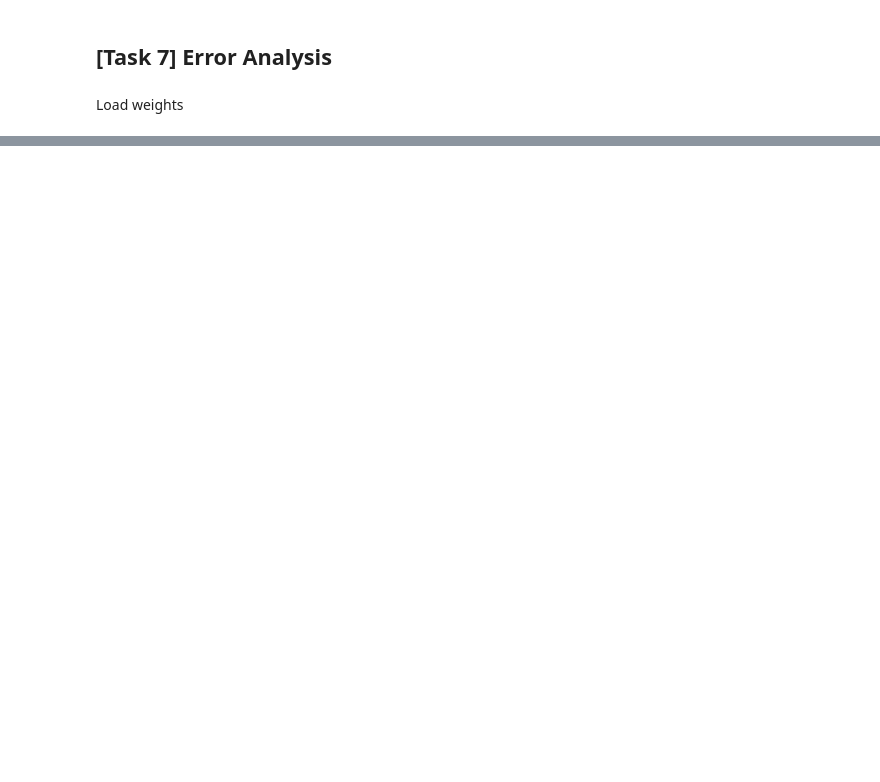
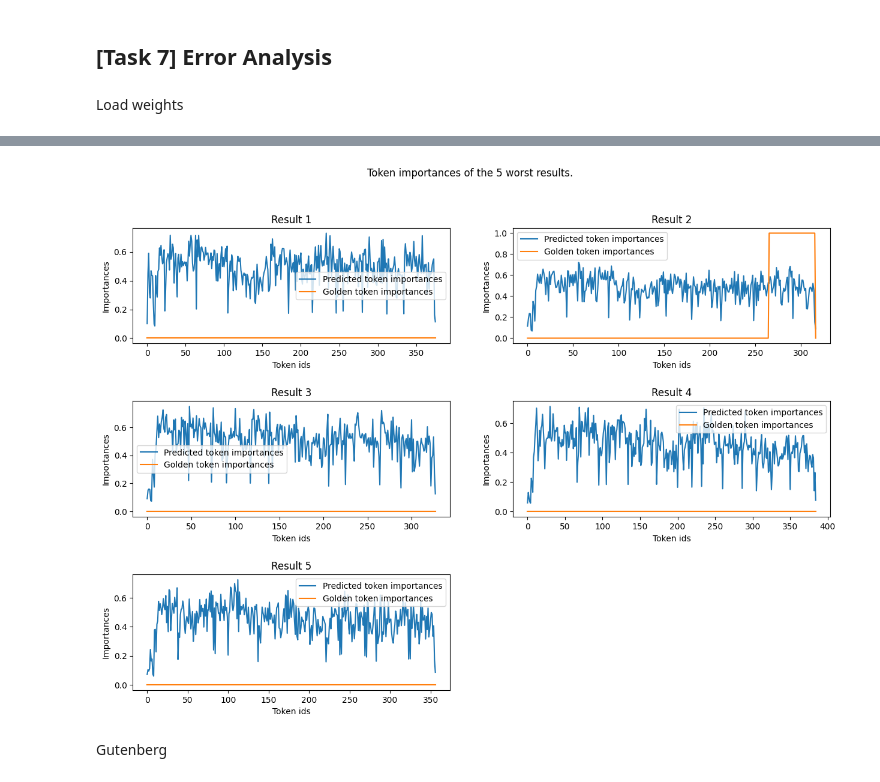
Before and after one commit to RiccardoSpolaor/Question-Answering, a Jupyter notebook: main_trainer_redone.ipynb, the cells around one changed output, grey strips where cells are left out. Drawn from its saved outputs; the diff is of its cells as text; code cells hidden in the pictures; blank space fills up the shorter version.

Commit message:
Refactor training module and add error analysis

```diff
--- a/main_trainer_redone.ipynb
+++ b/main_trainer_redone.ipynb
@@ -463,4 +528,0 @@ a
-# %%
-it = iter(train_df.groupby(by=['source']))
-next(it)
-df_source = next(it)[1]
@@ -488,0 +529,7 @@ show_token_importances(model, r['question'], r['story'], r['answer_span_start'],
+# %%
+checkpoint = torch.load(f"{folder_name}\\{model_name.replace('/','_')}.pth")
+loss_history = checkpoint['loss_history']
+val_loss_history = checkpoint['val_loss_history']
+opt_state_dict=checkpoint['opt_state_dict']
+model.load_state_dict(checkpoint['model_state_dict'])
+print('Loaded saved files')
@@ -488,0 +538,3 @@ show_token_importances(model, r['question'], r['story'], r['answer_span_start'],
+# %%
+grouped_test_df = test_df.groupby(by=['source'])
+print(f'Number of sources: {len(grouped_test_df)}')
@@ -488,0 +543,6 @@ show_token_importances(model, r['question'], r['story'], r['answer_span_start'],
+# %%
+from utils.error_analysis import get_worst_answers, show_worst_errors, plot_token_importances
+
+sources_statistics_dict = dict()
+for source, df_source in grouped_test_df:
+    sources_statistics_dict[source] = get_worst_answers(model, df_source, False)
@@ -488,0 +575,6 @@ show_token_importances(model, r['question'], r['story'], r['answer_span_start'],
+# %%
+plot_token_importances('cnn', sources_statistics_dict, model)
+# %% [output]
+[figure, added]
+# %% [markdown]
+Gutenberg
```
Also changed, not shown: parts of 51 cells of this notebook, 1 other file.
